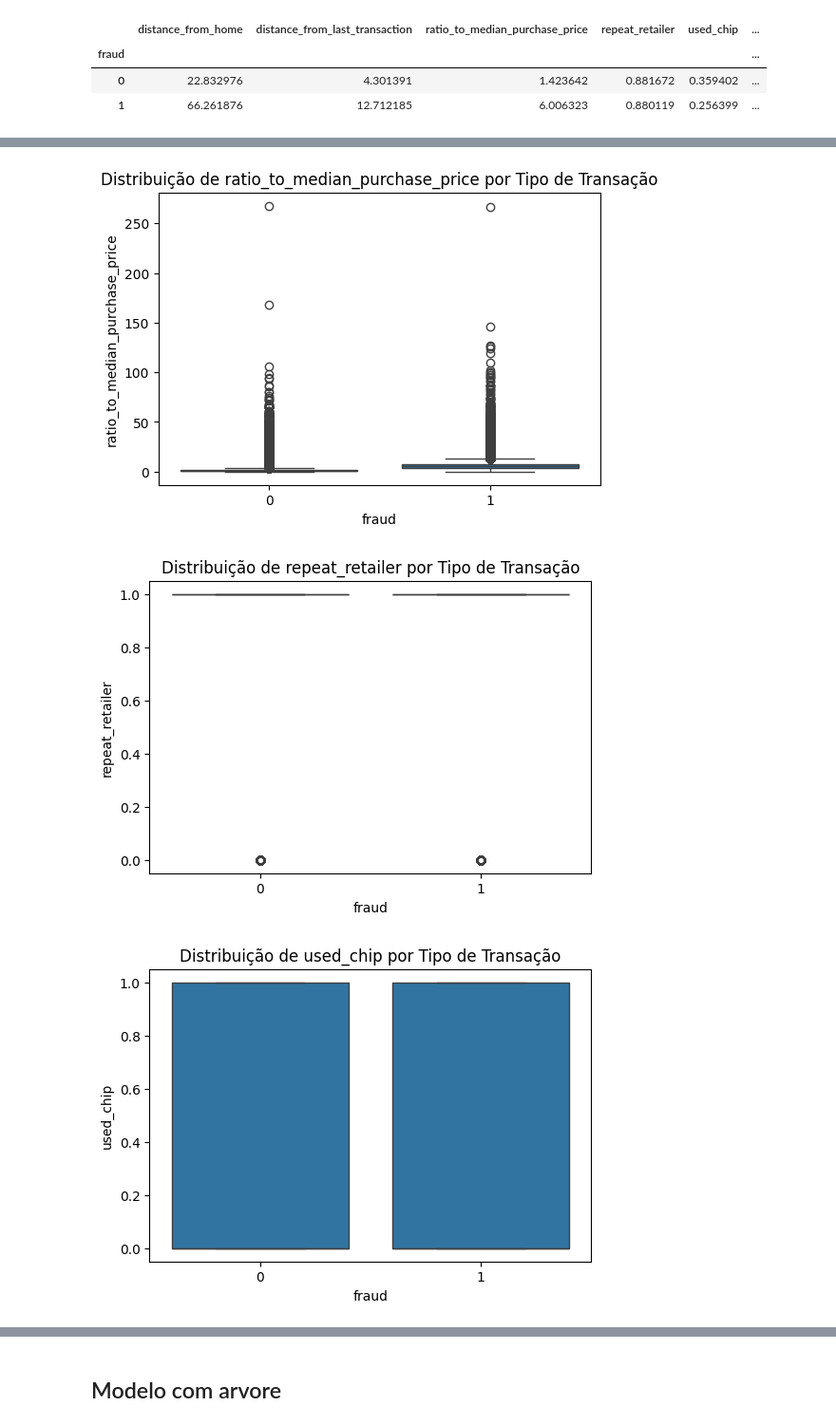
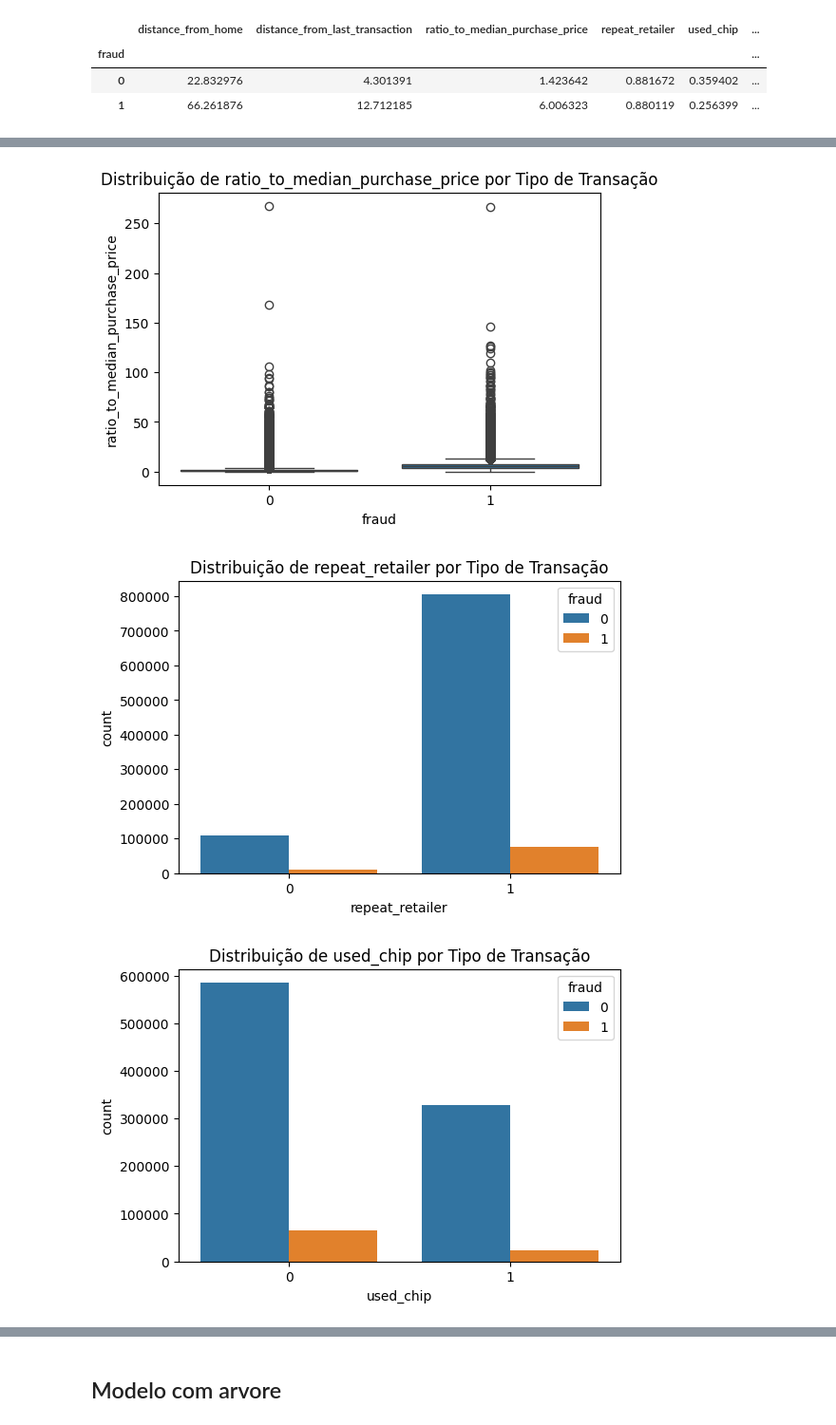
Before and after one commit to Wectornanime/decision-tree-card-transdata, a Jupyter notebook: main.ipynb, the cells around one changed output, grey strips where cells are left out. Shown at 95% size. Cells and saved outputs as stored; diff of their text form; code cells hidden in the pictures.

Commit message:
change graphics

```diff
--- a/main.ipynb
+++ b/main.ipynb
@@ -134,12 +134,15 @@ df.groupby('fraud').mean()
 # %%
 for col in df.columns[:-1]:  # Ignorando a coluna 'fraud'
     plt.figure(figsize=(6, 4))
-    sns.boxplot(x=df["fraud"], y=df[col])
+    if col in ['distance_from_home', 'distance_from_last_transaction', 'ratio_to_median_purchase_price']:
+        sns.boxplot(x=df["fraud"], y=df[col])
+    else:
+        sns.countplot(data = df, x = col, hue = 'fraud')
     plt.title(f"Distribuição de {col} por Tipo de Transação")
     plt.show()
 # %% [output]
 [figure]
 [figure]
 [figure]
-[figure, old version]
+[figure, new version]
-[figure, old version]
+[figure, new version]
```
Also changed, not shown: parts of 7 cells of this notebook, 2 other files.
